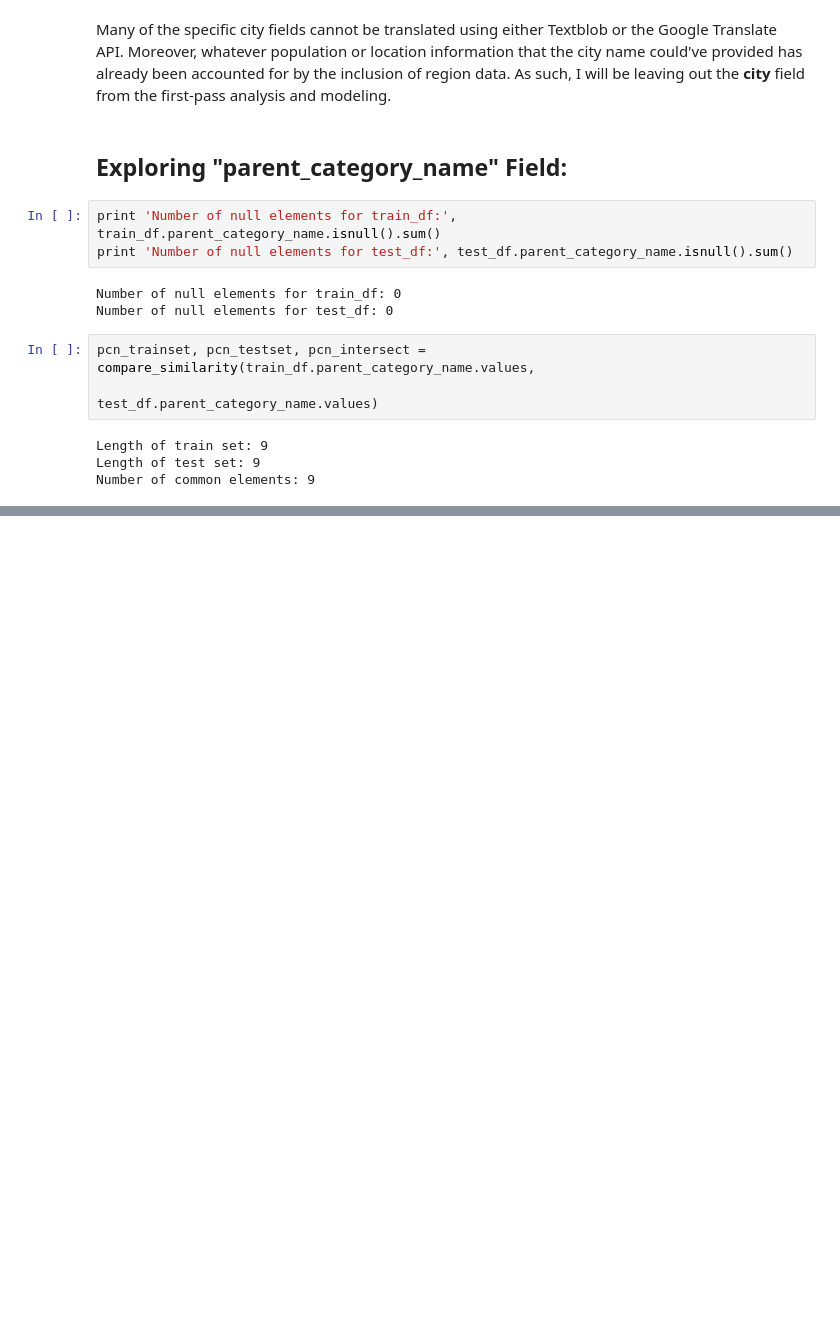
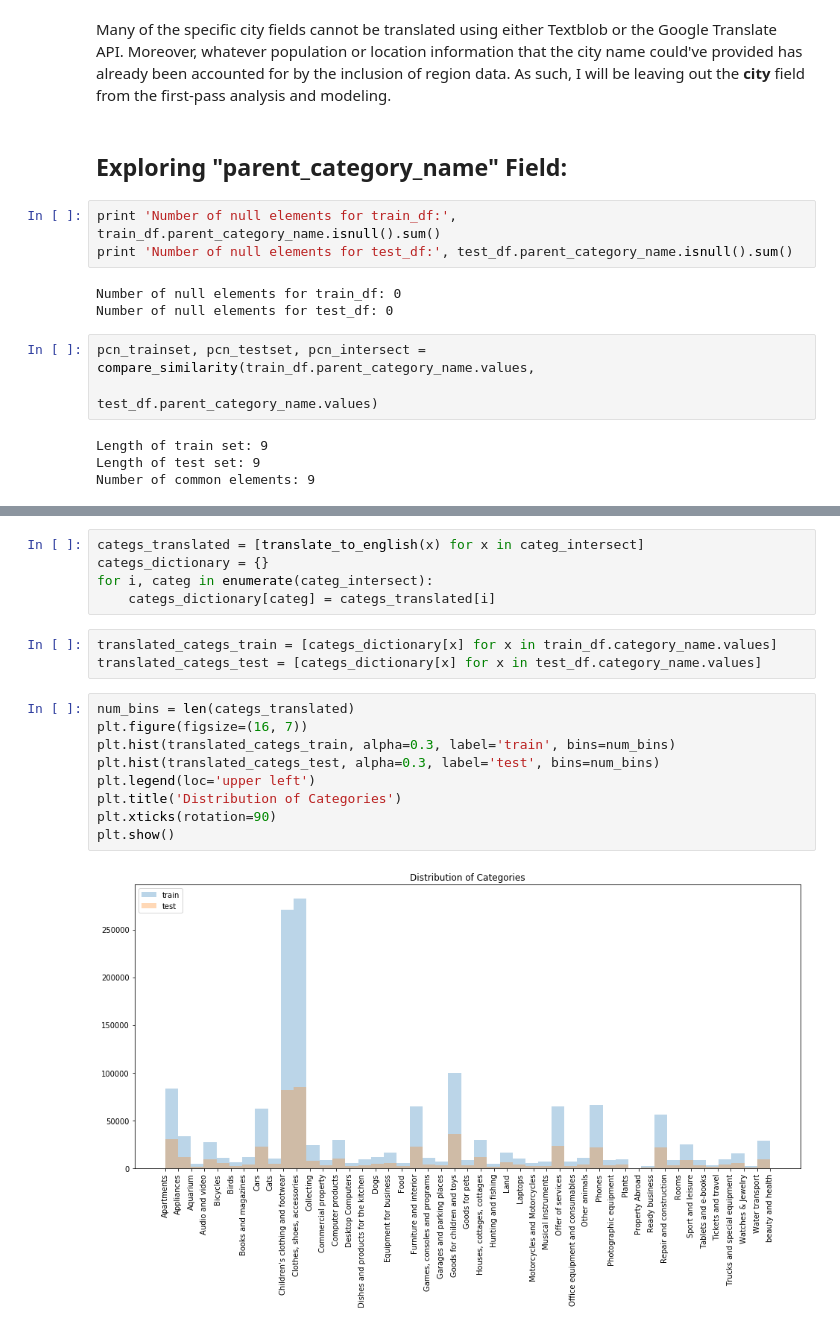
Before and after one commit to gestalt-howard/avito-demand-prediction, a Jupyter notebook: scripts/Stage_0_Data_Exploration.ipynb, the cells around one changed output, grey strips where cells are left out. Drawn from its saved outputs; the diff is of its cells as text; blank space fills up the shorter version.

```diff
--- a/scripts/Stage_0_Data_Exploration.ipynb
+++ b/scripts/Stage_0_Data_Exploration.ipynb
@@ -251,0 +303,19 @@ Number of common elements: 9
+# %%
+categs_translated = [translate_to_english(x) for x in categ_intersect]
+categs_dictionary = {}
+for i, categ in enumerate(categ_intersect):
+    categs_dictionary[categ] = categs_translated[i]
+# %%
+translated_categs_train = [categs_dictionary[x] for x in train_df.category_name.values]
+translated_categs_test = [categs_dictionary[x] for x in test_df.category_name.values]
+# %%
+num_bins = len(categs_translated)
+plt.figure(figsize=(16, 7))
+plt.hist(translated_categs_train, alpha=0.3, label='train', bins=num_bins)
+plt.hist(translated_categs_test, alpha=0.3, label='test', bins=num_bins)
+plt.legend(loc='upper left')
+plt.title('Distribution of Categories')
+plt.xticks(rotation=90)
+plt.show()
+# %% [output]
+[figure, added]
```
Also changed, not shown: parts of 10 cells of this notebook.
